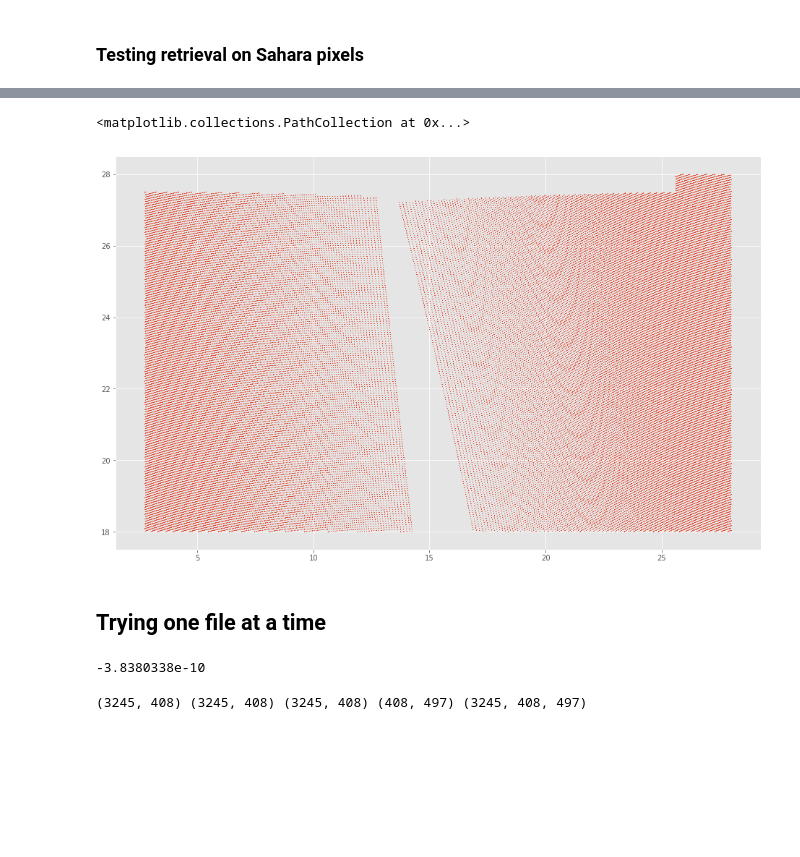
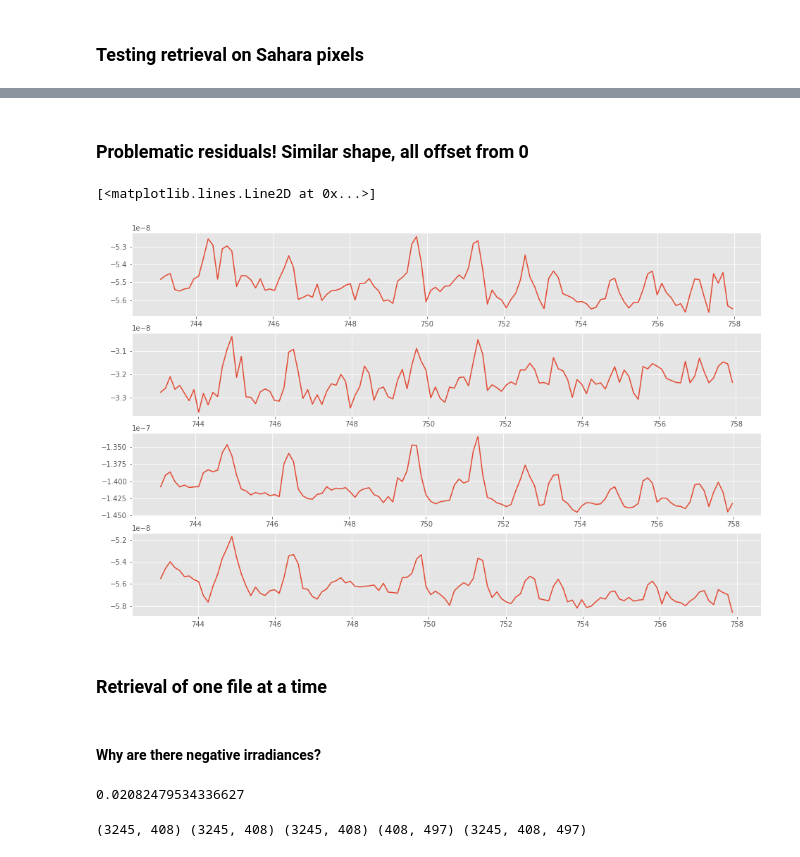
Before and after one commit to cfranken/ESE156, a Jupyter notebook: projects/TROPOMI PROJECT.ipynb, the cells around one changed output, grey strips where cells are left out. Cells and saved outputs as stored; diff of their text form; code cells hidden in the pictures; blank space fills up the shorter version.

```diff
--- a/projects/TROPOMI PROJECT.ipynb
+++ b/projects/TROPOMI PROJECT.ipynb
@@ -199,10 +214,19 @@ plt.plot(SIF_retrievals[:,0])
-# %%
-plt.scatter(samplelon, samplelat, SIF_retrievals**2)
-# %% [output]
-<matplotlib.collections.PathCollection at 0x...>
-[figure, removed]
+# %% [markdown]
+### Problematic residuals! Similar shape, all offset from 0
+# %%
+plt.subplot(411)
+plt.plot(wl_spec[100,:],residuals[0, 100, :])
+plt.subplot(412)
+plt.plot(wl_spec[200,:],residuals[50, 200, :])
+plt.subplot(413)
+plt.plot(wl_spec[300,:],residuals[100, 300, :])
+plt.subplot(414)
+plt.plot(wl_spec[400,:],residuals[149, 400, :])
+# %% [output]
+[<matplotlib.lines.Line2D at 0x...>]
+[figure, added]
 # %% [markdown]
-## Trying one file at a time
+### Retrieval of one file at a time
 # %%
 directory = '/Users/owinton/Documents/TROPOMI/TROPOMI_SAHARA'
 filename = 'S5P_OFFL_L1B_RA_BD6_20181012T102851_20181012T121021_05165_01_010000_20181012T140022.zip'
@@ -214,10 +238,12 @@ sza = fn['BAND6_RADIANCE/STANDARD_MODE/GEODATA/solar_zenith_angle'][0,:,20:428]
 wl_spec = fn['BAND6_RADIANCE/STANDARD_MODE/INSTRUMENT/nominal_wavelength'][0,20:428,:]
 spec = fn['BAND6_RADIANCE/STANDARD_MODE/OBSERVATIONS/radiance'][0,:,20:428,:]
 fn.close()
-# %%
-np.min(spec.flatten())
-# %% [output]
--3.8380338e-10
+# %% [markdown]
+#### Why are there negative irradiances?
+# %%
+sum(sum(sum((spec<0))))/sum(sum(sum((spec>0))))
+# %% [output]
+0.02082479534336627
 # %%
 print(lat.shape, lon.shape, sza.shape, wl_spec.shape, spec.shape)
 # %% [output]
```
Also changed, not shown: parts of 23 cells of this notebook.
